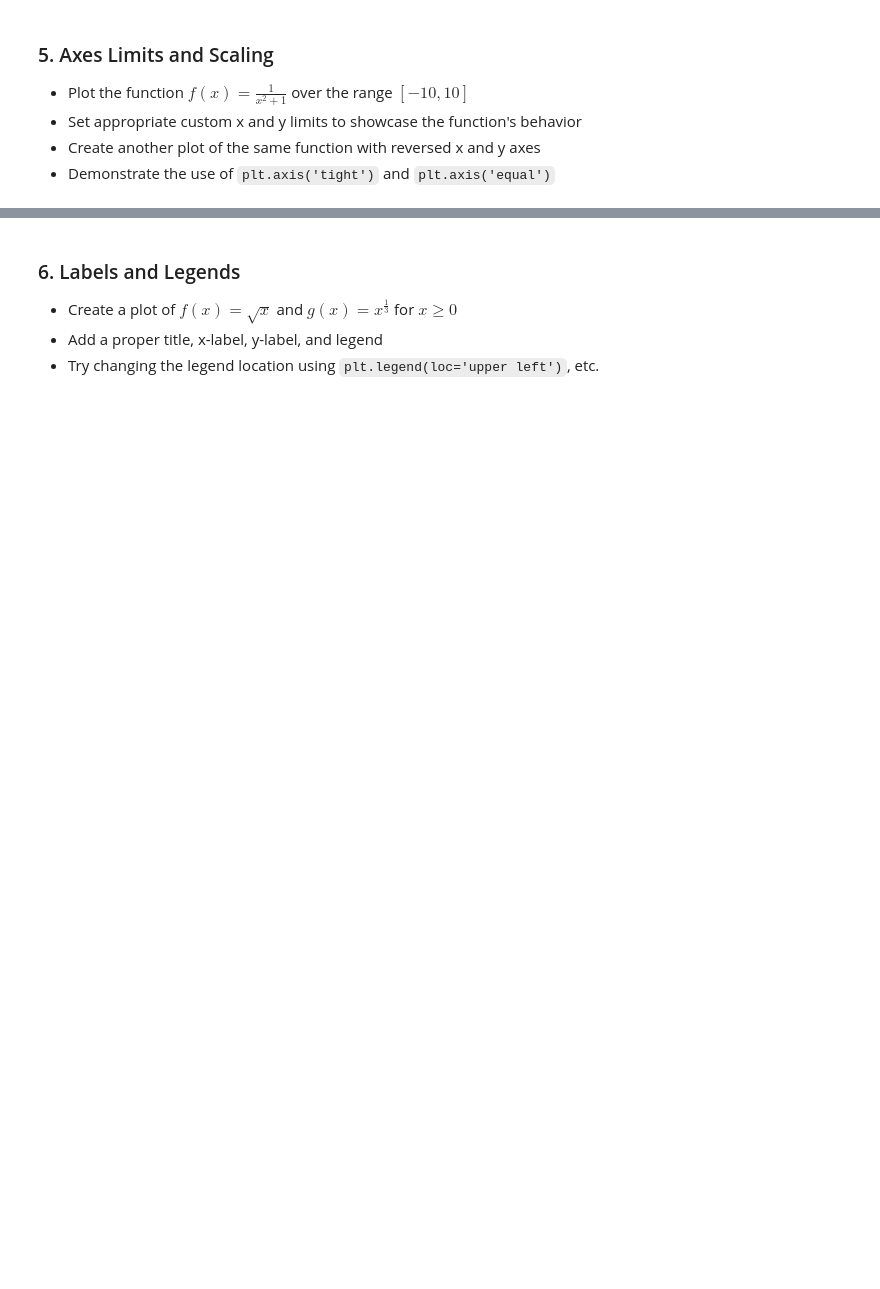
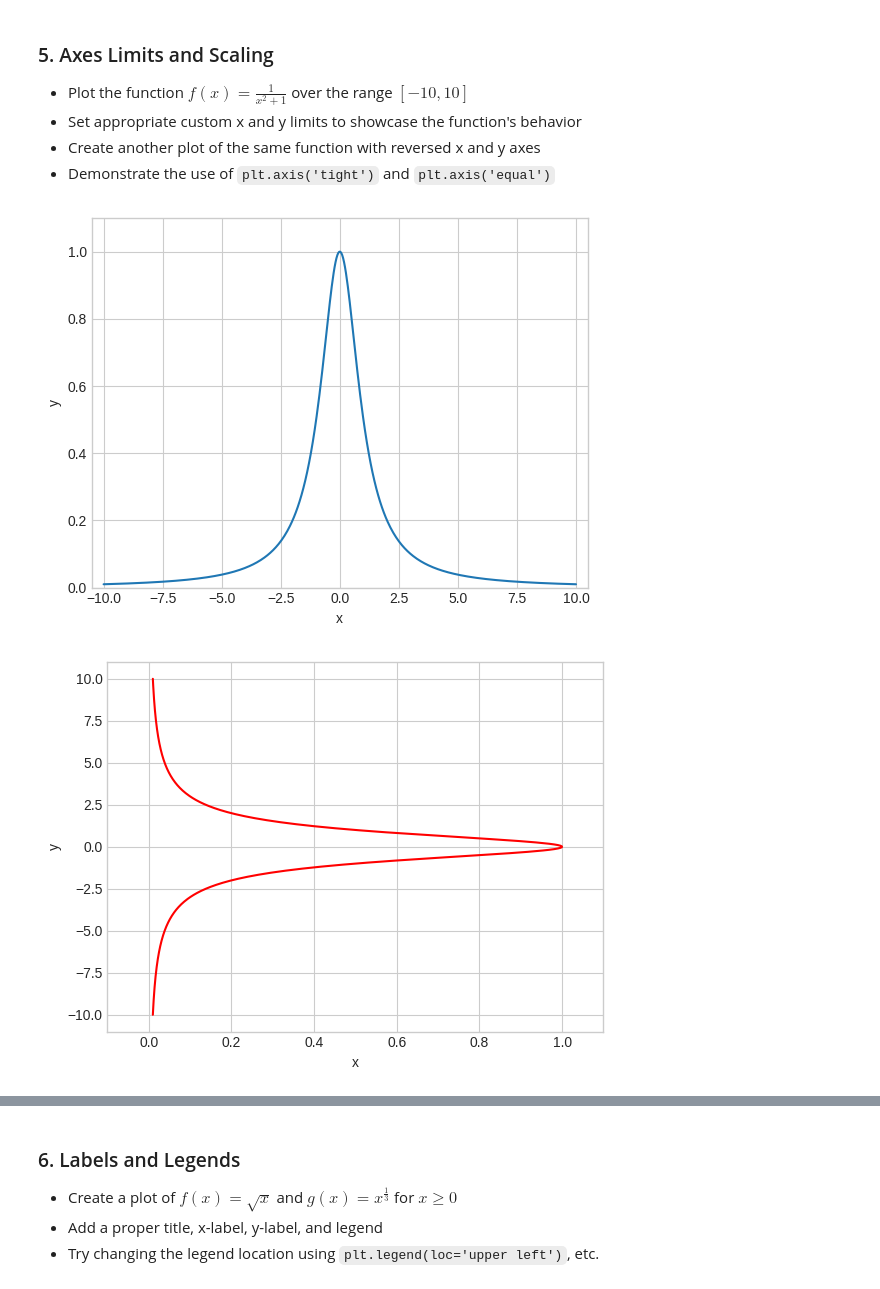
Before and after one commit to eking03/Data110-Fall2025, a Jupyter notebook: Week3_Assignment_fall25.ipynb, the cells around one changed output, grey strips where cells are left out. Drawn from its saved outputs; the diff is of its cells as text; code cells hidden in the pictures; blank space fills up the shorter version.

```diff
--- a/Week3_Assignment_fall25.ipynb
+++ b/Week3_Assignment_fall25.ipynb
@@ -388,0 +405,33 @@ plt.show()
+# %%
+# Your code needs to be here
+x = np.linspace(-10, 10, 500)
+y = 1 / (x**2 + 1)
+
+plt.plot(x, y)
+plt.xlim(-10.5, 10.5)
+plt.ylim(0, 1.1)
+plt.xlabel('x')
+plt.ylabel('y')
+plt.show()
+
+plt.plot(y, x, color='r')
+plt.xlim(-0.1, 1.1)
+plt.ylim(-11, 11)
+plt.xlabel('x')
+plt.ylabel('y')
+plt.show()
+
+plt.plot(x, y, color='g')
+plt.axis('tight')
+plt.xlabel('x')
+plt.ylabel('y')
+plt.show()
+
+plt.plot(x, y, color='purple')
+plt.axis('equal')
+plt.xlabel('x')
+plt.ylabel('y')
+plt.show()
+# %% [output]
+[figure, added]
+[figure, added]
```
Also changed, not shown: parts of 19 cells of this notebook.
